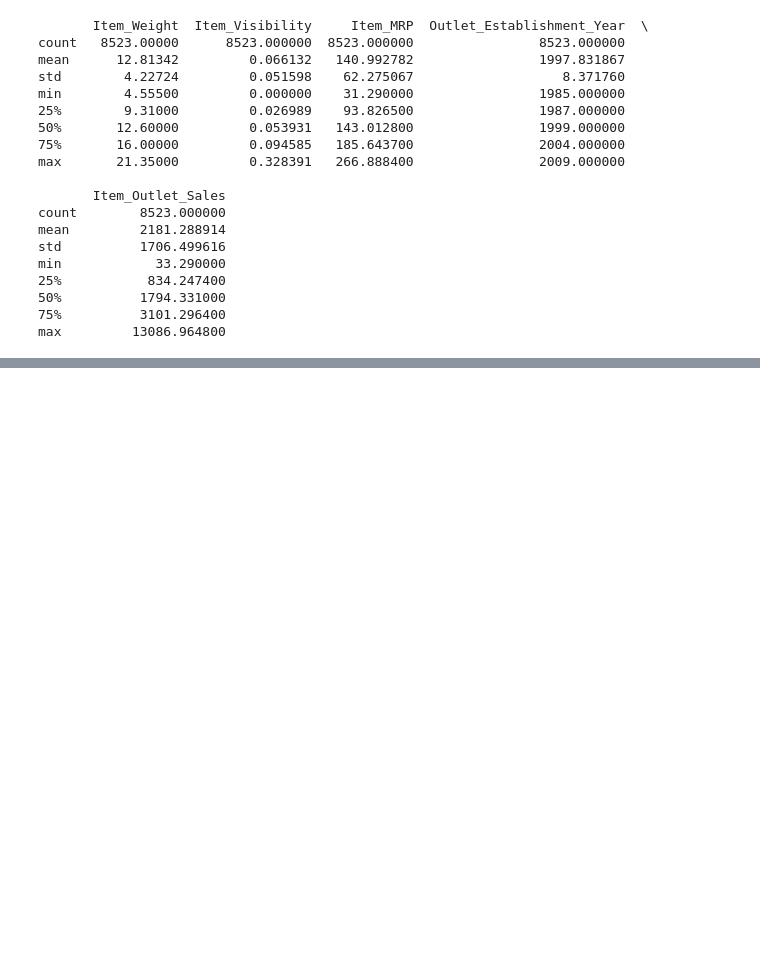
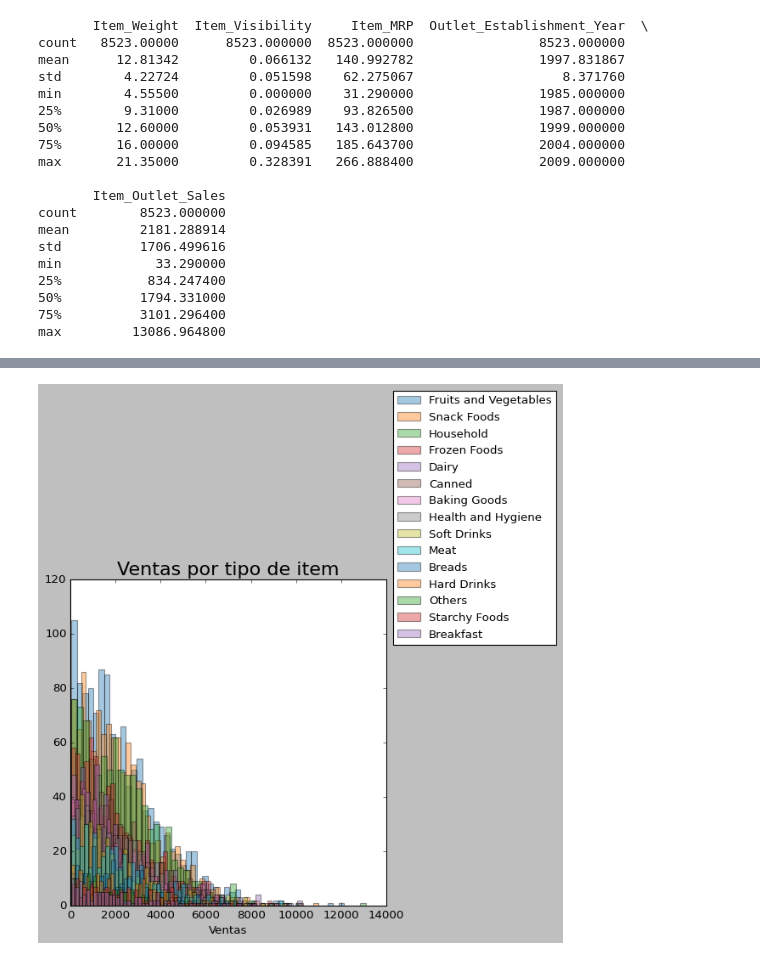
Before and after one commit to pabloclaero/Proyecto_1, a Jupyter notebook: Proyecto_Pablo_C.ipynb, the cells around one changed output, grey strips where cells are left out. Drawn from its saved outputs; the diff is of its cells as text; code cells hidden in the pictures; blank space fills up the shorter version.

```diff
--- a/Proyecto_Pablo_C.ipynb
+++ b/Proyecto_Pablo_C.ipynb
@@ -199,0 +155,3 @@ otros
+# %%
+plt.style.use('classic')
+sns.set_palette('tab10')
@@ -199,0 +178,38 @@ otros
+# %%
+df_FV = df.loc[df['Item_Type'] == 'Fruits and Vegetables']
+df_SF = df.loc[df['Item_Type'] == 'Snack Foods']
+df_H = df.loc[df['Item_Type'] == 'Household']
+df_FF = df.loc[df['Item_Type'] == 'Frozen Foods']
+df_D = df.loc[df['Item_Type'] == 'Dairy']
+df_C = df.loc[df['Item_Type'] == 'Canned']
+df_BG = df.loc[df['Item_Type'] == 'Baking Goods']
+df_HH = df.loc[df['Item_Type'] == 'Health and Hygiene']
+df_SoF = df.loc[df['Item_Type'] == 'Soft Drinks']
+df_M = df.loc[df['Item_Type'] == 'Meat']
+df_B = df.loc[df['Item_Type'] == 'Breads']
+df_HD = df.loc[df['Item_Type'] == 'Hard Drinks']
+df_O = df.loc[df['Item_Type'] == 'Others']
+df_StF = df.loc[df['Item_Type'] == 'Starchy Foods']
+df_Br = df.loc[df['Item_Type'] == 'Breakfast']
+plt.figure(figsize=(6,6))
+plt.hist(df_FV['Item_Outlet_Sales'].values, alpha=0.4, label='Fruits and Vegetables', bins=50)
+plt.hist(df_SF['Item_Outlet_Sales'].values, alpha=0.4, label='Snack Foods', bins=50)
+plt.hist(df_H['Item_Outlet_Sales'].values, alpha=0.4, label='Household', bins=50)
+plt.hist(df_FF['Item_Outlet_Sales'].values, alpha=0.4, label='Frozen Foods', bins=50)
+plt.hist(df_D['Item_Outlet_Sales'].values, alpha=0.4, label='Dairy', bins=50)
+plt.hist(df_C['Item_Outlet_Sales'].values, alpha=0.4, label='Canned', bins=50)
+plt.hist(df_BG['Item_Outlet_Sales'].values, alpha=0.4, label='Baking Goods', bins=50)
+plt.hist(df_HH['Item_Outlet_Sales'].values, alpha=0.4, label='Health and Hygiene', bins=50)
+plt.hist(df_SoF['Item_Outlet_Sales'].values, alpha=0.4, label='Soft Drinks', bins=50)
+plt.hist(df_M['Item_Outlet_Sales'].values, alpha=0.4, label='Meat', bins=50)
+plt.hist(df_B['Item_Outlet_Sales'].values, alpha=0.4, label='Breads', bins=50)
+plt.hist(df_HD['Item_Outlet_Sales'].values, alpha=0.4, label='Hard Drinks', bins=50)
+plt.hist(df_O['Item_Outlet_Sales'].values, alpha=0.4, label='Others', bins=50)
+plt.hist(df_StF['Item_Outlet_Sales'].values, alpha=0.4, label='Starchy Foods', bins=50)
+plt.hist(df_Br['Item_Outlet_Sales'].values, alpha=0.4, label='Breakfast', bins=50)
+plt.title('Ventas por tipo de item', fontsize=20)
+plt.legend(loc=(1.02,0.80), fontsize=12)
+plt.xlabel('Ventas', fontsize=12)
+plt.show()
+# %% [output]
+[figure, added]
```
Also changed, not shown: parts of 20 cells of this notebook.
